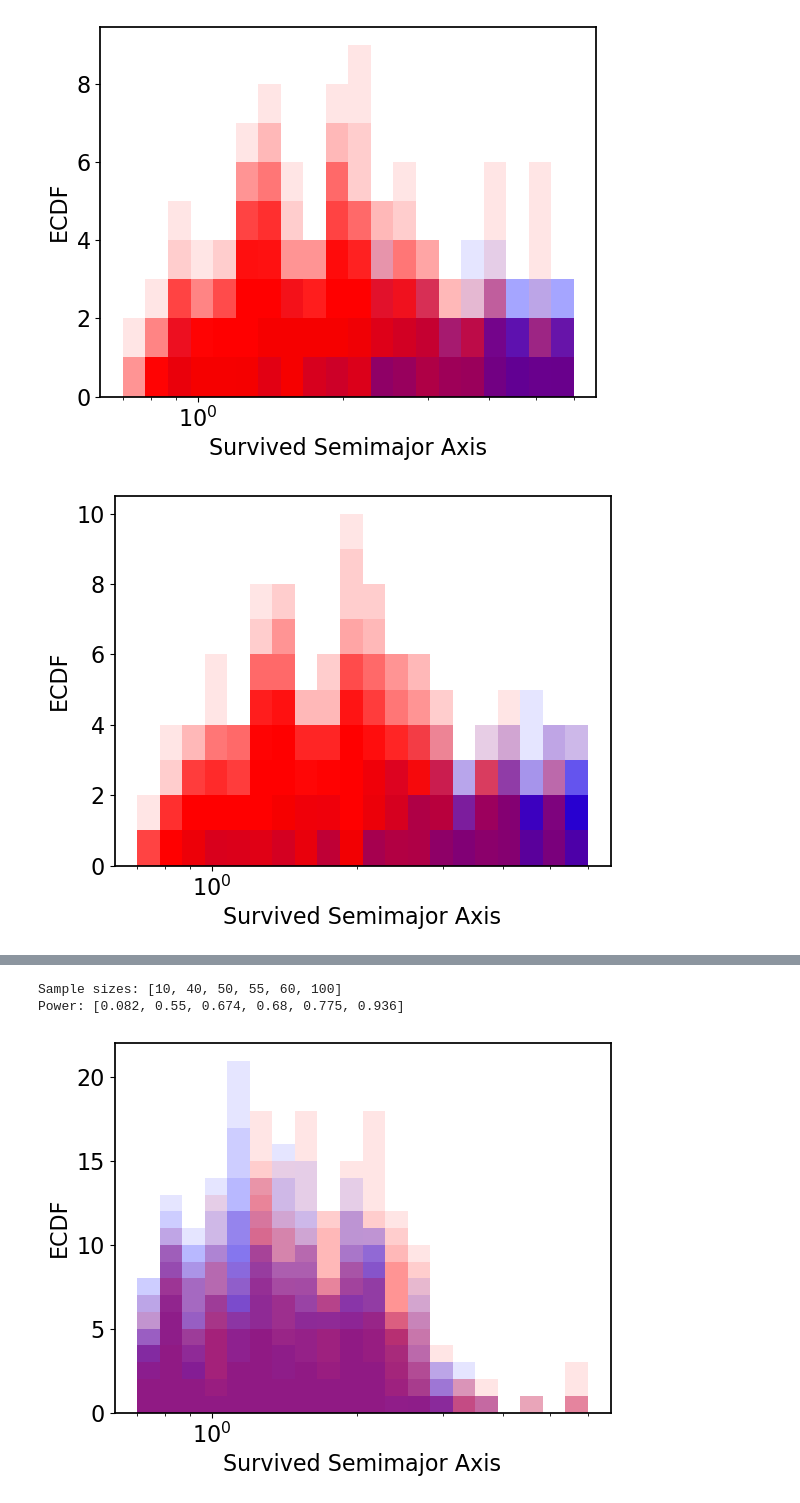
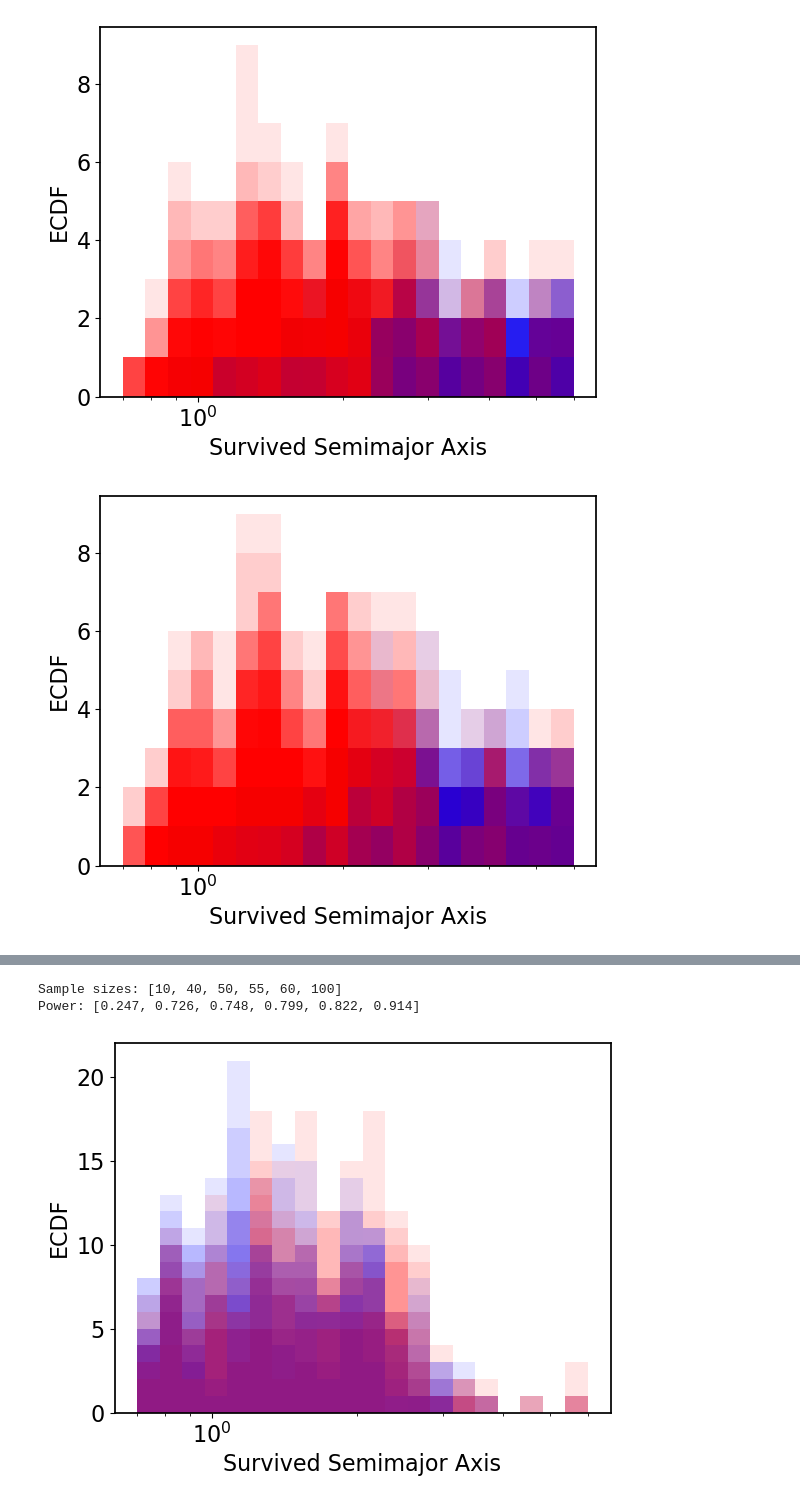
Before and after one commit to ernewton/importance_of_binarity, a Jupyter notebook: 4. Power Analysis.ipynb, the cells around one changed output, grey strips where cells are left out. Drawn from its saved outputs; the diff is of its cells as text; code cells hidden in the pictures.

Commit message:
Finished updates
to samples & plots. combined all binaries into one table rather than separating out. No CKS plotted.

```diff
--- a/4. Power Analysis.ipynb
+++ b/4. Power Analysis.ipynb
@@ -74,7 +74,7 @@ def power_analysis(sim_hot, sim_cool,
 
             for i in range(n_trials_per_sub):
 
-                hot_subsample = (hot_result.survived_semimajor).sample(n, replace=True)
+                hot_subsample = (hot_result.survived_semimajor).sample(200, replace=True)
                 cool_subsample = (cool_result.survived_semimajor).sample(n, replace=True)
 
                 # KS test
@@ -89,9 +89,9 @@ def power_analysis(sim_hot, sim_cool,
 
                 # KS test
                 _, p = stats.ks_2samp(hot_subsample, cool_subsample)
-                res  = stats.anderson_ksamp([hot_subsample, cool_subsample])
+                #res  = stats.anderson_ksamp([hot_subsample, cool_subsample])
 
-                p_radii.append(res.pvalue)
+                p_radii.append(p)
 
 
                 if i==0:
@@ -110,7 +110,7 @@ def power_analysis(sim_hot, sim_cool,
     return power_logsep, power_radii
 # %%
 
-hot_sample = tess[tess['st_teff']>6200].copy()
+hot_sample = tess[tess['st_teff']>5500].copy()
 cool_sample = tess[tess['st_teff']<3800].copy()
 
 # create sims with subsample
@@ -157,2 +157,2 @@ print("Power:", power_results)
-[figure, old version]
+[figure, new version]
-[figure, old version]
+[figure, new version]
@@ -163,5 +163,5 @@ print("Power:", power_results)
 Sample sizes: [10, 40, 50, 55, 60, 100]
-Power: [0.082, 0.55, 0.674, 0.68, 0.775, 0.936]
+Power: [0.247, 0.726, 0.748, 0.799, 0.822, 0.914]
 # %%
 
 with open("filtered_data.pkl", "rb") as f:
```
Also changed, not shown: parts of 1 cell of this notebook, 8 other files.
